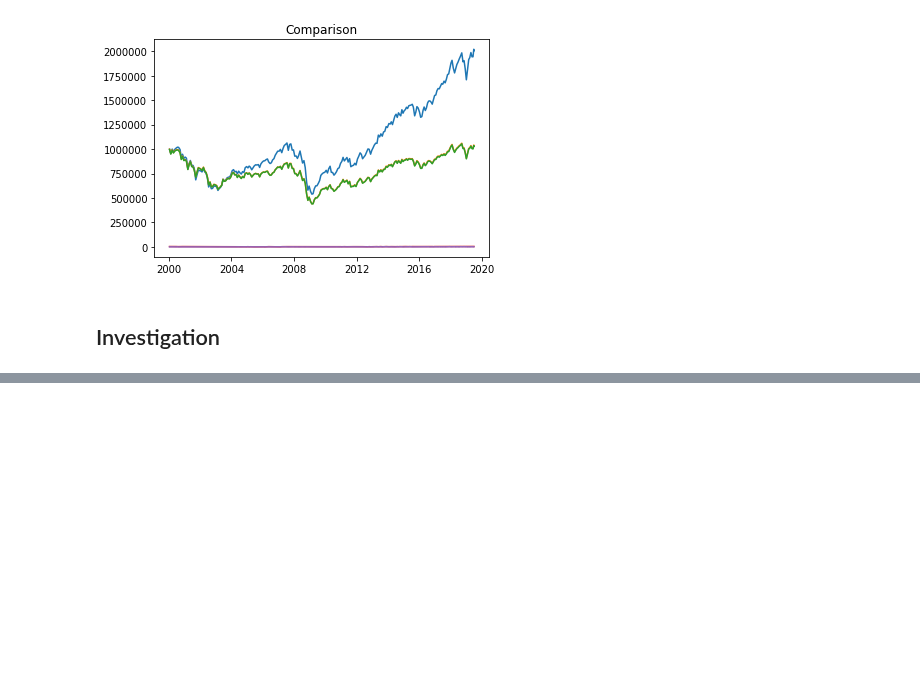
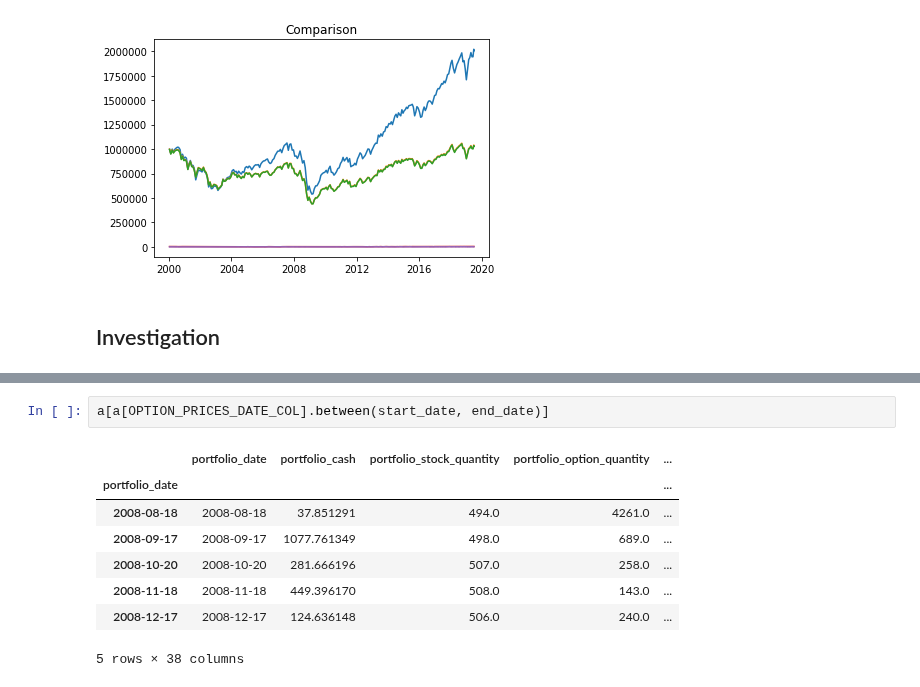
Before and after one commit to stopachka/gamma, a Jupyter notebook: puts_strategy.ipynb, the cells around one changed output, grey strips where cells are left out. Saved outputs shown, nothing was run; the diff lists cells and outputs as text; blank space fills up the shorter version.

```diff
--- a/puts_strategy.ipynb
+++ b/puts_strategy.ipynb
@@ -446,0 +455,11 @@ When you look at the option value, you can see how there aren't real "jumps" in
+# %%
+a[a[OPTION_PRICES_DATE_COL].between(start_date, end_date)]
+# %% [output]
+|  | portfolio_date | portfolio_cash | portfolio_stock_quantity | portfolio_option_quantity | ... |
+| portfolio_date |  |  |  |  | ... |
+| 2008-08-18 | 2008-08-18 | 37.851291 | 494.0 | 4261.0 | ... |
+| 2008-09-17 | 2008-09-17 | 1077.761349 | 498.0 | 689.0 | ... |
+| 2008-10-20 | 2008-10-20 | 281.666196 | 507.0 | 258.0 | ... |
+| 2008-11-18 | 2008-11-18 | 449.396170 | 508.0 | 143.0 | ... |
+| 2008-12-17 | 2008-12-17 | 124.636148 | 506.0 | 240.0 | ... |
+5 rows × 38 columns
```
Also changed, not shown: parts of 6 cells of this notebook.
